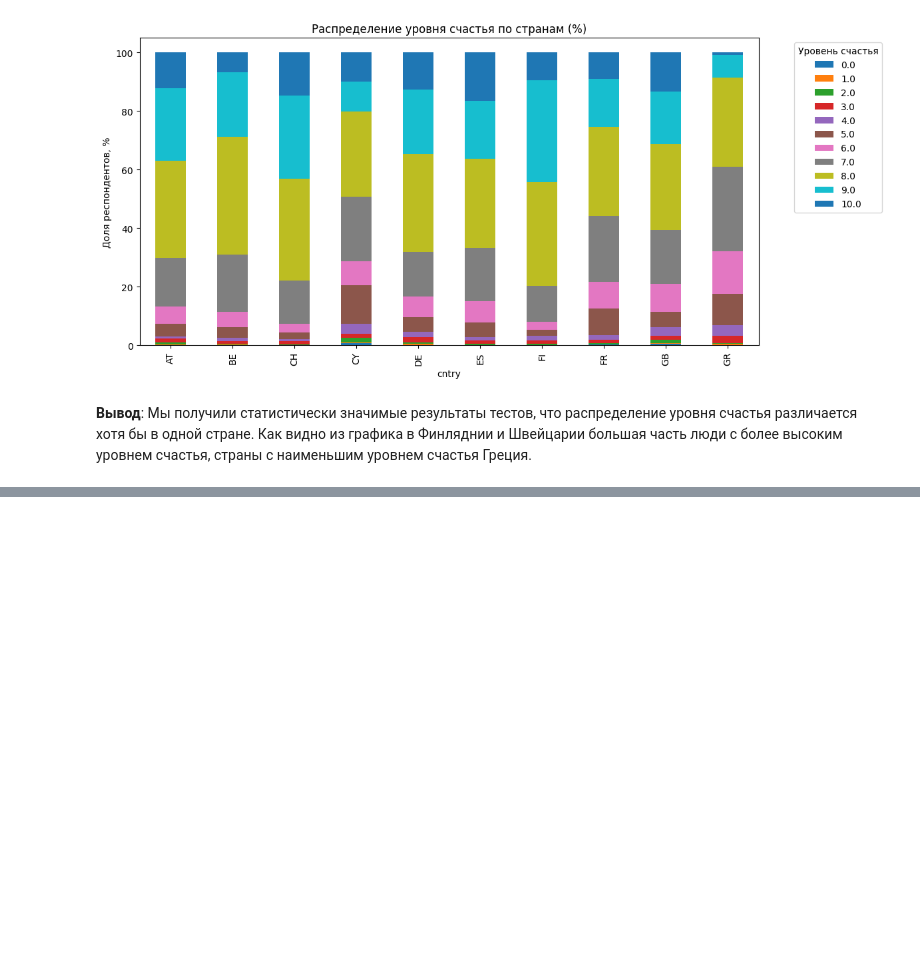
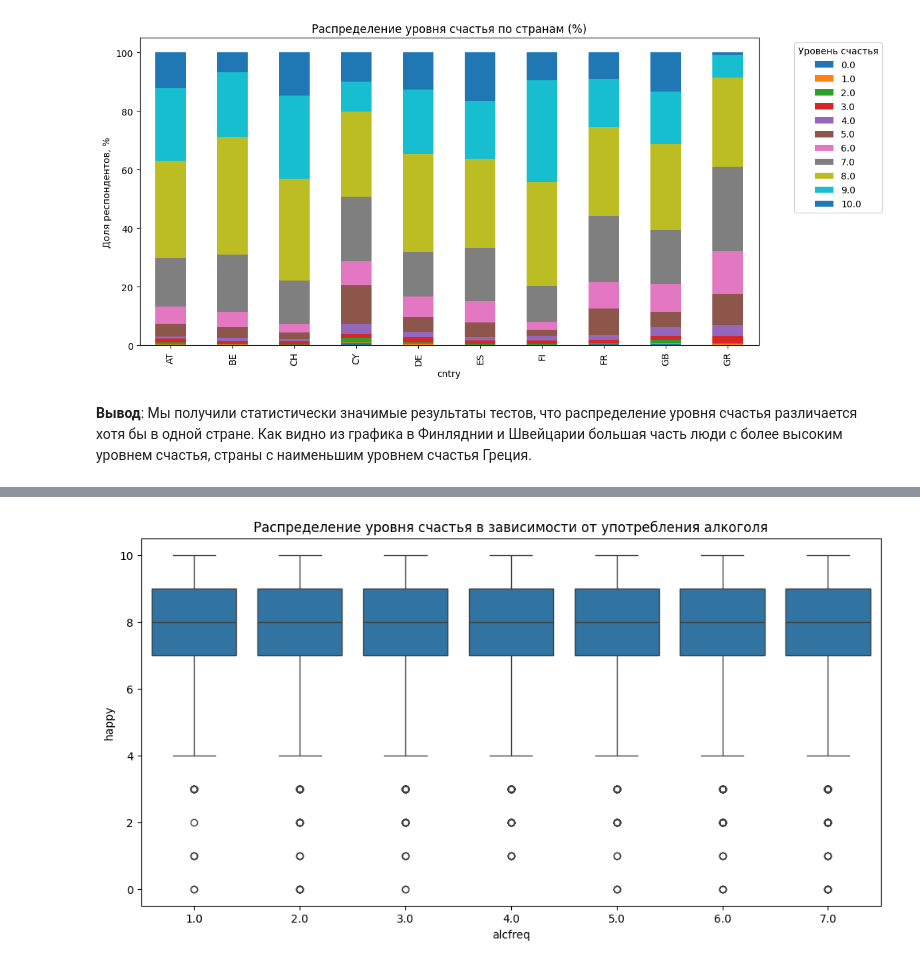
Before and after one commit to AnnaNebuko/ABD-PRJ-25-2team-HAPPINESS, a Jupyter notebook: stattest.ipynb, the cells around one changed output, grey strips where cells are left out. Cells and saved outputs as stored; diff of their text form; code cells hidden in the pictures; blank space fills up the shorter version.

```diff
--- a/stattest.ipynb
+++ b/stattest.ipynb
@@ -84,0 +163,9 @@ plt.show()
+# %%
+plt.figure(figsize=(12, 6))
+
+sns.boxplot(data=data_cleaned, x='alcfreq', y='happy')
+
+plt.title('Распределение уровня счастья в зависимости от употребления алкоголя')
+plt.show()
+# %% [output]
+[figure, added]
```
Also changed, not shown: parts of 15 cells of this notebook.
